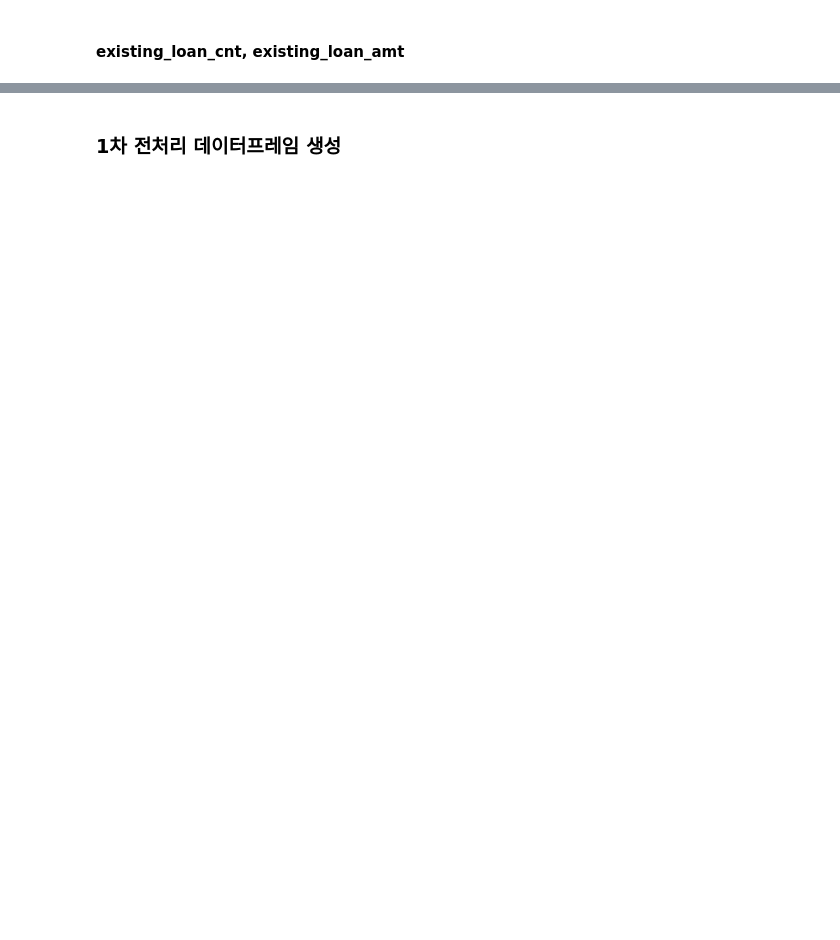
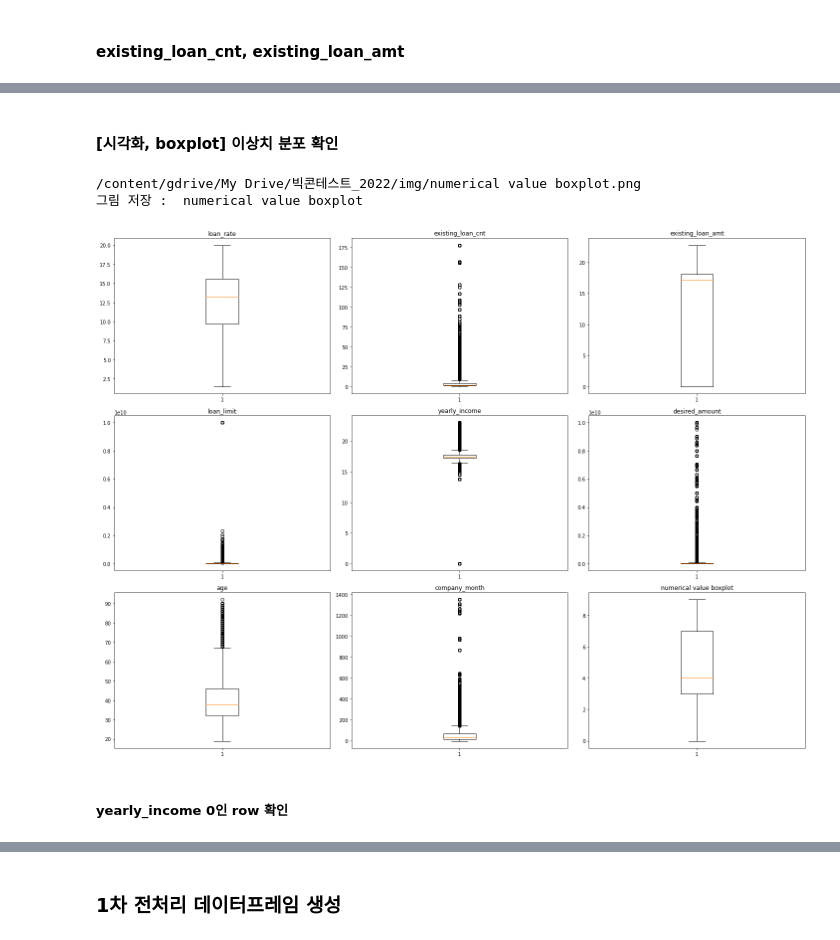
Before and after one commit to YoonJiHwan98/BigContest_Project, a Jupyter notebook: bigcon_baseline.ipynb, the cells around one changed output, grey strips where cells are left out. Saved outputs shown, nothing was run; the diff lists cells and outputs as text; code cells hidden in the pictures; blank space fills up the shorter version.

```diff
--- a/bigcon_baseline.ipynb
+++ b/bigcon_baseline.ipynb
@@ -1402,0 +1449,8 @@ merge_target['existing_loan_amt'] = np.log1p(merge_target['existing_loan_amt'])
+# %%
+num_col.remove('company_enter_month')
+num_col.remove('credit_score')
+num_col.remove('birth_year')
+# %%
+extends = ['age', 'company_month', 'credit_score_cut']
+# %%
+num_col.extend(extends)
@@ -1402,0 +1479,26 @@ merge_target['existing_loan_amt'] = np.log1p(merge_target['existing_loan_amt'])
+# %% [markdown]
+#### [시각화, boxplot] 이상치 분포 확인
+# %%
+def boxplot(figsize, plotnum, data, col_list, title):
+  fig = plt.figure(figsize=figsize)
+  r, c = plotnum
+  fig_num = r*c
+
+  for idx in range(1,len(col_list)+1):
+    col = col_list[idx-1]
+    ax = fig.add_subplot(r,c,idx)
+    ax.set_title(col)
+    ax = plt.boxplot(data[col])
+
+  plt.title(title)
+  save_fig(title)
+  plt.show()
+# %%
+boxplot(figsize=(20, 15), plotnum=(3,3),
+        data=merge_train, col_list=num_col, title="numerical value boxplot")
+# %% [output]
+/content/gdrive/My Drive/빅콘테스트_2022/img/numerical value boxplot.png
+그림 저장 :  numerical value boxplot
+[figure, added]
+# %% [markdown]
+##### yearly_income 0인 row 확인
```
Also changed, not shown: parts of 69 cells of this notebook, 1 other file.
